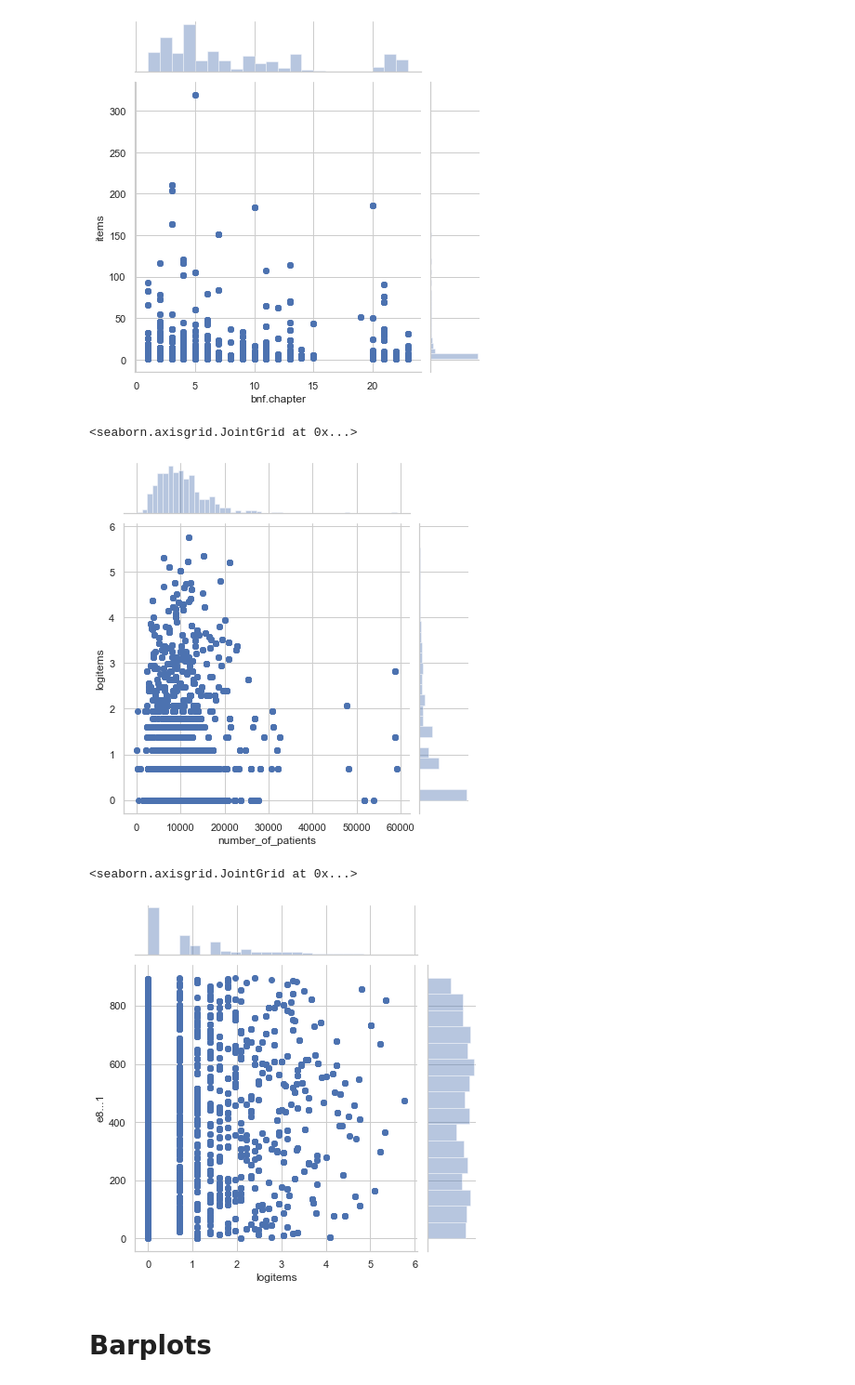
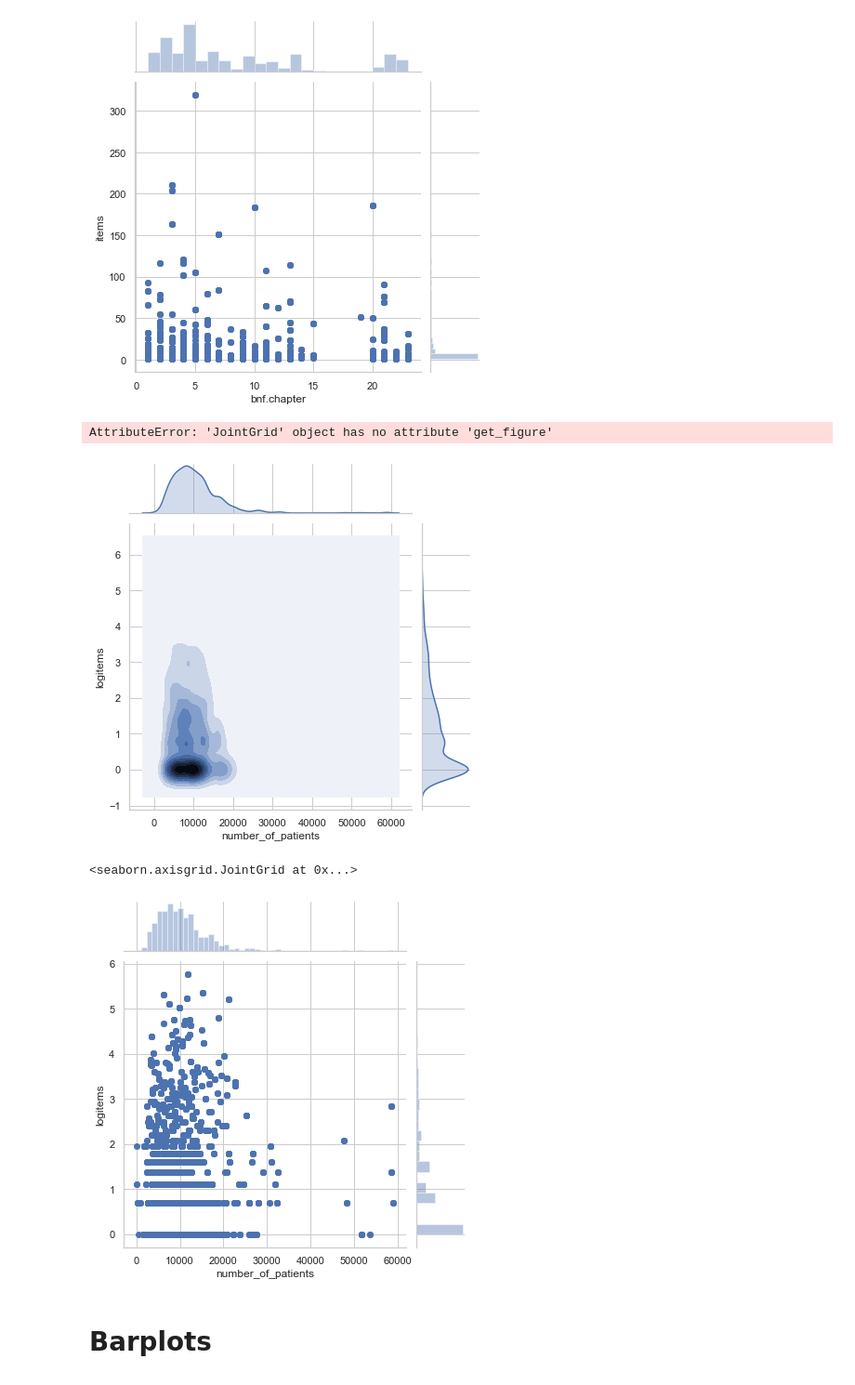
Before and after one commit to Imyyy/ML_Prescribing, a Jupyter notebook: EDA_Jupyter.ipynb, the cells around one changed output. Shown: that part at 93% size. Saved outputs shown, nothing was run; the diff lists cells and outputs as text; code cells hidden in the pictures.

Commit message:
Creating plots for final presentation

```diff
--- a/EDA_Jupyter.ipynb
+++ b/EDA_Jupyter.ipynb
@@ -15,6 +15,7 @@ final.drop('Unnamed: 0', inplace=True, axis =1) # Need to deal with the columns
 small = final.iloc[:, : 17] # Select all the columns that are not from one hot encoding
 small['logitems'] = np.log(small['items'])
 small['logquantity'] = np.log(small['quantity'])
+small.drop(["bnf.paragraph", "bnf.name1", "bnf.chapter", "bnf.section"], axis = 1, inplace = True)
 small.info()
 # %% [output]
 <class 'pandas.core.frame.DataFrame'>
@@ -109,15 +94,17 @@ sns.jointplot(x="bnf.chapter", y="items", data=small)
 [figure]
 # %%
 # May be better to look at items on a log scale?
-sns.jointplot(x="number_of_patients", y="logitems", data=small)
+joint = sns.jointplot(x="number_of_patients", y="logitems", data=small, kind="kde")
+fig = joint.get_figure()
+fig.savefig ('Number of patients and items.jpeg')
 # %% [output]
-<seaborn.axisgrid.JointGrid at 0x...>
+AttributeError: 'JointGrid' object has no attribute 'get_figure'
-[figure, old version]
+[figure, new version]
 # %%
-sns.jointplot(x="logitems", y="e8...1", data=small)
+sns.jointplot(x="number_of_patients", y="logitems", data=small)
 # %% [output]
 <seaborn.axisgrid.JointGrid at 0x...>
-[figure, old version]
+[figure, new version]
 # %%
 #for i in small.columns:
     #plt.figure()
```
Also changed, not shown: parts of 3 cells of this notebook, 1 other file.
